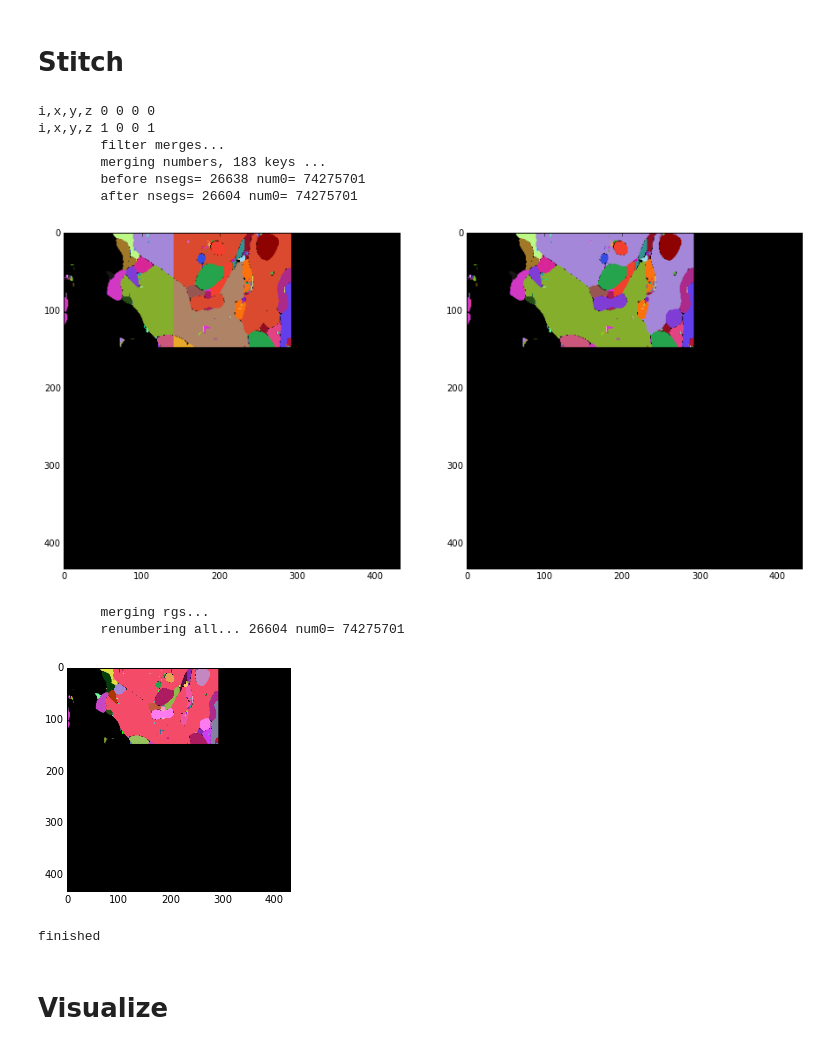
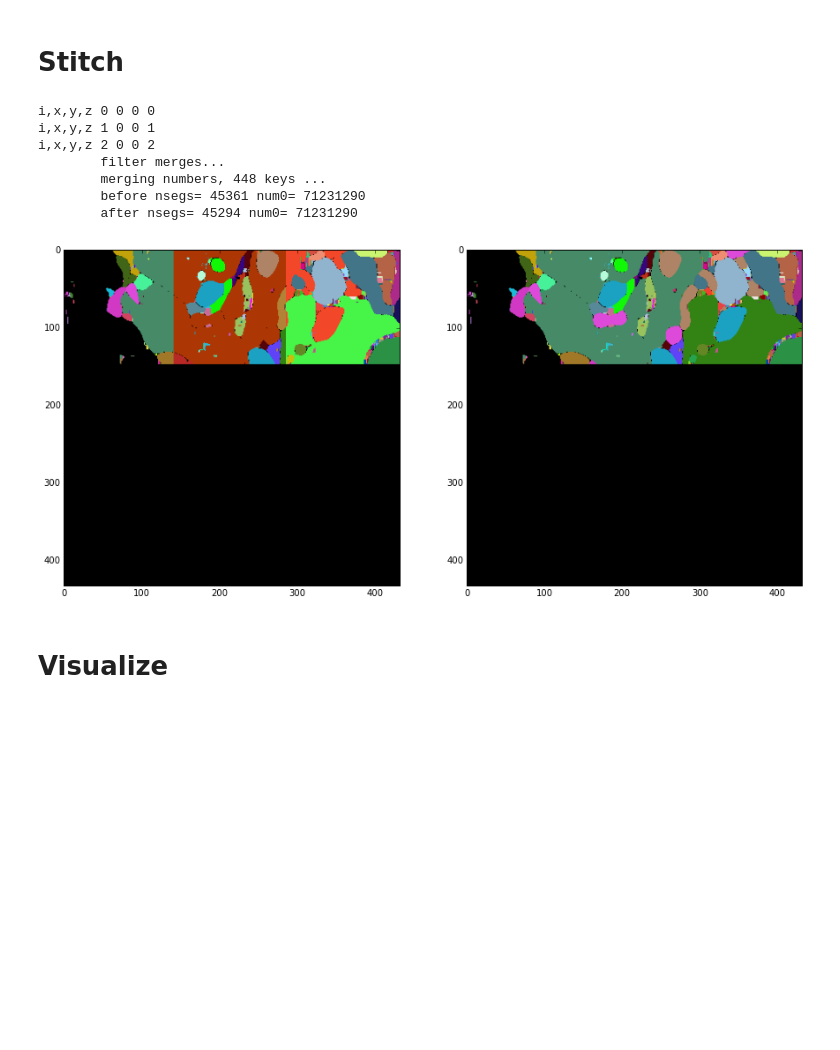
Before and after one commit to csinva/conv-net-scripts, a Jupyter notebook: src_cython/par_tests_3.ipynb, the cells around one changed output. Drawn from its saved outputs; the diff is of its cells as text; code cells hidden in the pictures; blank space fills up the shorter version.

```diff
--- a/src_cython/par_tests_3.ipynb
+++ b/src_cython/par_tests_3.ipynb
@@ -104,52 +104,50 @@ inc = 0
 filename = 'basic.h5'
 seg_out = np.zeros(dims,dtype='uint64')
 re,merges,rgs={},{},{}
-X,Y,Z = (1,1,2)
+X,Y,Z = (1,1,3)
 for x in range(X): #num_vols[0]):
     for y in range(Y): #num_vols[1]):
         for z in range(Z): #num_vols[2]):
             i = x*num_vols[1]*num_vols[2]+y*num_vols[2]+z
             arg,s,e = args[i],starts[i],ends[i]
             basic_file = h5py.File(arg[1]+filename,'r')
             seg = np.array(basic_file['seg'])
             rg = np.array(basic_file['rg'])
             seg[seg!=0]+=inc
             rg[:,:2] += inc
-            inc += np.max(seg)
             rgs[i] = rg
+            inc = np.max(seg)
             print "i,x,y,z",i,x,y,z
             if not z==0:
-                re,merges = calc_merges(edge_mins=seg_out[s[0]:e[0],s[1]:e[1],s[2]+3],edge_maxes=seg[:,:,3], re=re, merges=merges)
+                re,merges = calc_merges(edge_mins=dset_seg[s[0]:e[0],s[1]:e[1],s[2]+3],edge_maxes=seg[:,:,3], re=re, merges=merges)
             if not y==0:
-                re,merges = calc_merges(edge_mins=seg_out[s[0]:e[0],s[1]+3,s[2]:e[2]],edge_maxes=seg[:,3,:],re=re,merges=merges)
+                re,merges = calc_merges(edge_mins=dset_seg[s[0]:e[0],s[1]+3,s[2]:e[2]],edge_maxes=seg[:,3,:],re=re,merges=merges)
             if not x==0:
-                re,merges = calc_merges(edge_mins=seg_out[s[0]+3,s[1]:e[1],s[2]:e[2]],edge_maxes=seg[3,:,:],re=re, merges=merges)
+                re,merges = calc_merges(edge_mins=dset_seg[s[0]+3,s[1]:e[1],s[2]:e[2]],edge_maxes=seg[3,:,:],re=re, merges=merges)
+            dset_seg[s[0]:e[0],s[1]:e[1],s[2]:e[2]] = seg[:,:,:]
             seg_out[s[0]:e[0],s[1]:e[1],s[2]:e[2]] = seg[:,:,:]
 
 merges_filtered = filter_merges(merges)
-seg_out,rgs = merge(merges_filtered,seg_out,rgs,p=True)
+seg_out,rgs = merge(merges_filtered,seg_out,rgs,max_val=inc,p=True)
 seg_out,rgs = renum_all(seg_out,rgs,p=True)
 
 # calculate sizes
 seg_ids,seg_sizes = np.unique(seg_out,return_counts=True)
 # sizes = np.arra
 # sizes[seg_ids] = seg_sizes
 f.close()
 print "finished"
 
 # display_seg_xy(seg_out)
 # %% [output]
 i,x,y,z 0 0 0 0
 i,x,y,z 1 0 0 1
+i,x,y,z 2 0 0 2
         filter merges...
-        merging numbers, 183 keys ...
-        before nsegs= 26638 num0= 74275701
-        after nsegs= 26604 num0= 74275701
+        merging numbers, 448 keys ...
+        before nsegs= 45361 num0= 71231290
+        after nsegs= 45294 num0= 71231290
-[figure, old version]
+[figure, new version]
-        merging rgs...
-        renumbering all... 26604 num0= 74275701
-[figure, removed]
-finished
 # %%
 # stitch methods
 COUNT_THRESH = 0
```
Also changed, not shown: parts of 1 cell of this notebook.
